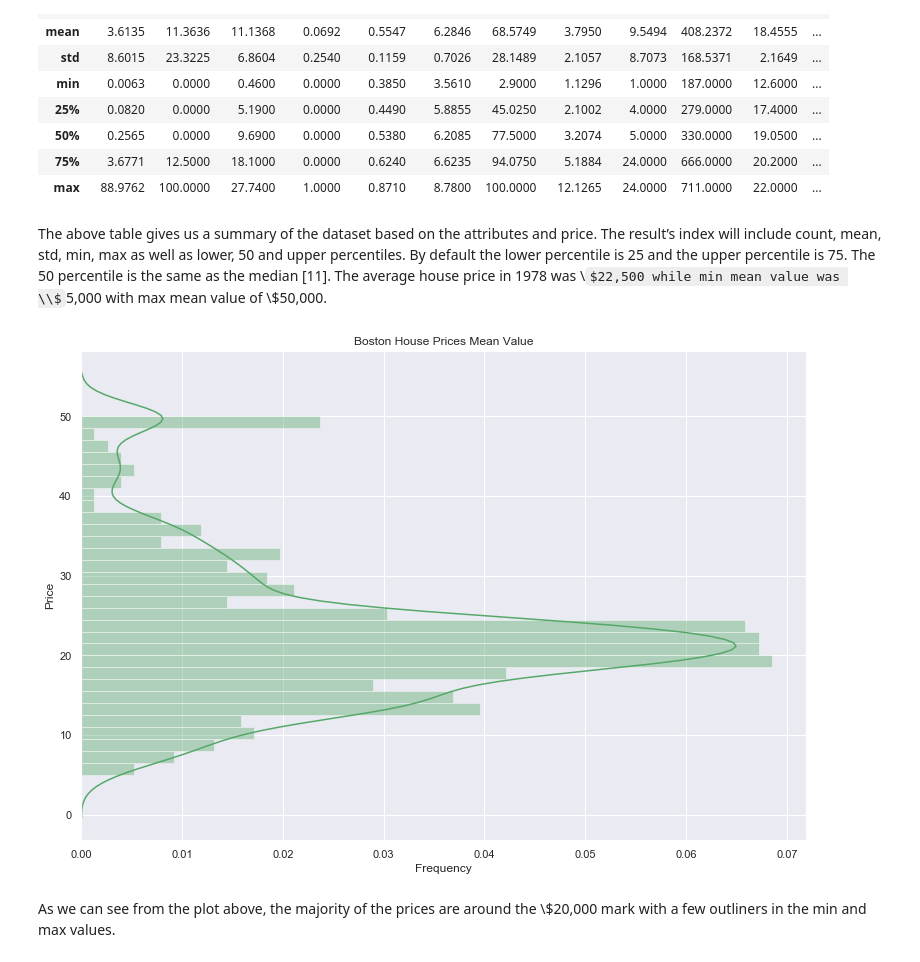
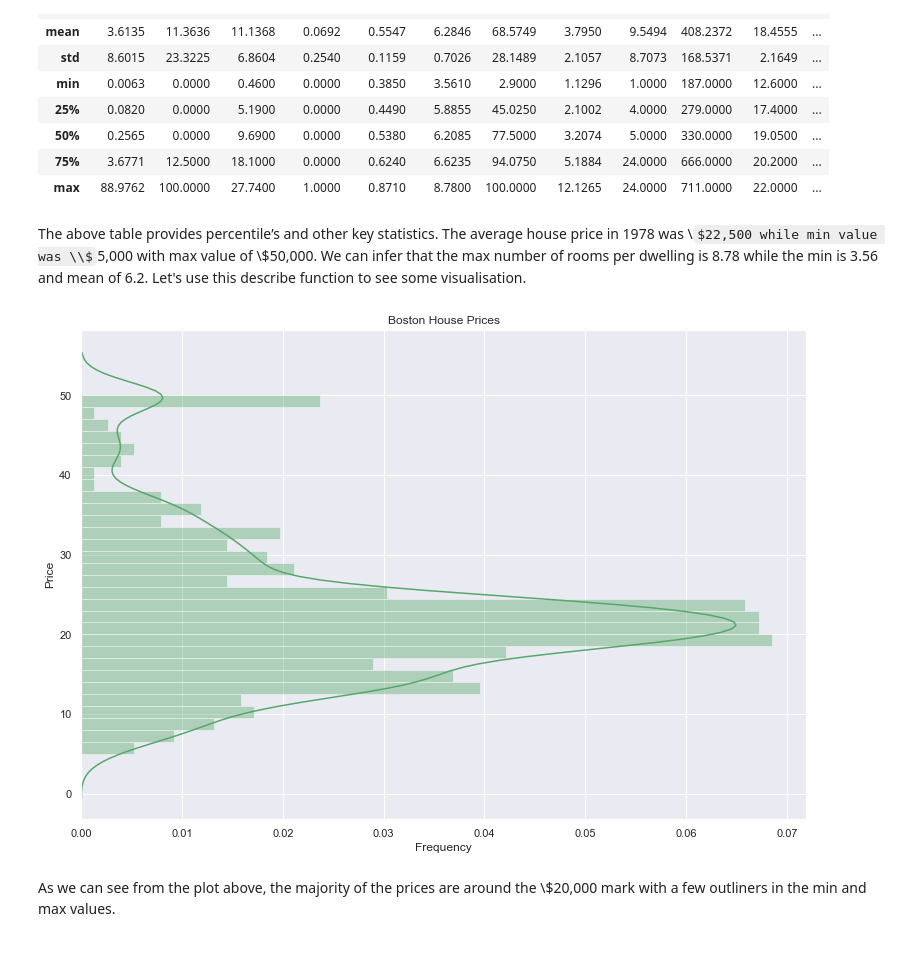
Before and after one commit to JohnADeady/ML-S-Project, a Jupyter notebook: Boston House Prices.ipynb, the cells around one changed output. Drawn from its saved outputs; the diff is of its cells as text; code cells hidden in the pictures; some formulas as TeX source.

```diff
--- a/Boston House Prices.ipynb
+++ b/Boston House Prices.ipynb
@@ -80,29 +82,29 @@ data.describe().round(4)
 | 50% | 0.2565 | 0.0000 | 9.6900 | 0.0000 | 0.5380 | 6.2085 | 77.5000 | 3.2074 | 5.0000 | 330.0000 | 19.0500 | ... |
 | 75% | 3.6771 | 12.5000 | 18.1000 | 0.0000 | 0.6240 | 6.6235 | 94.0750 | 5.1884 | 24.0000 | 666.0000 | 20.2000 | ... |
 | max | 88.9762 | 100.0000 | 27.7400 | 1.0000 | 0.8710 | 8.7800 | 100.0000 | 12.1265 | 24.0000 | 711.0000 | 22.0000 | ... |
-# %% [markdown]
-The above table gives us a summary of the dataset based on the attributes and price. The result’s index will include count, mean, std, min, max as well as lower, 50 and upper percentiles. By default the lower percentile is 25 and the upper percentile is 75. The 50 percentile is the same as the median [11]. The average house price in 1978 was \\$22,500 while min mean value was \\$5,000 with max mean value of \\$50,000.
+# %% [markdown]
+The above table provides percentile’s and other key statistics. The average house price in 1978 was \\$22,500 while min value was \\$5,000 with max value of \\$50,000. We can infer that the max number of rooms per dwelling is 8.78 while the min is 3.56 and mean of 6.2. Let's use this describe function to see some visualisation.
 # %%
 # Use seaborn to create a plot
-# use color codes to change color
+# Use color codes to change color
 sns.set_color_codes()
 
 # Re-size the displot
 sns.set(rc={'figure.figsize':(13,9)})
 
-# Create a displot to show the 'MEDV'
+# Create a displot to show the 'Price'
 sns.distplot(data['Price'], bins=30, vertical=True, color="g")
 
 #Title
-plt.title("Boston House Prices Mean Value")
+plt.title("Boston House Prices")
 
 # X -axis description
 plt.xlabel("Frequency")
 
 #Print plot
 plt.show()
 # %% [output]
-[figure, old version]
+[figure, new version]
 # %% [markdown]
 As we can see from the plot above, the majority of the prices are around the \\$20,000 mark with a few outliners in the min and max values.
 # %%
```
Also changed, not shown: parts of 16 cells of this notebook.
